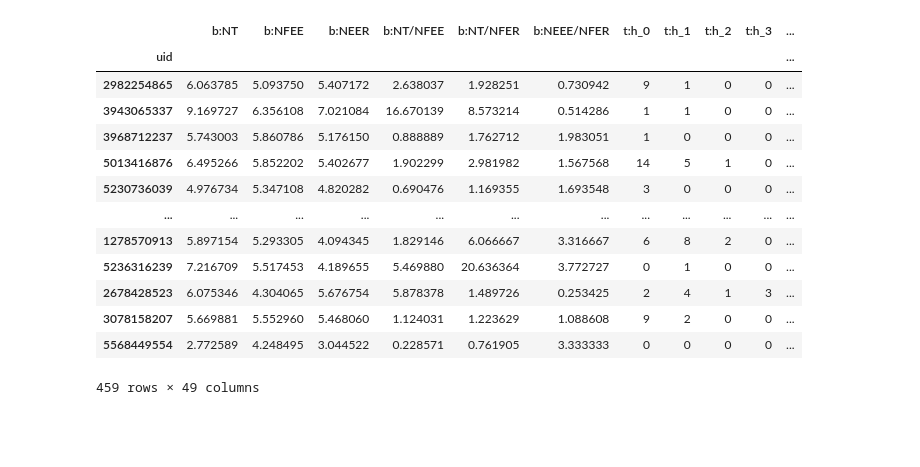
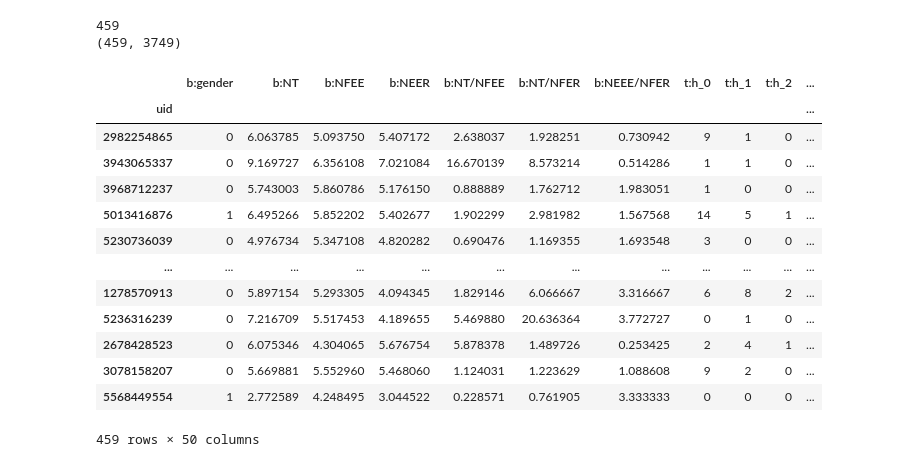
Before and after one commit to kayzhou/exp_user_behaviour, a Jupyter notebook: personality_analysis/analyze_user.ipynb, the cells around one changed output. Saved outputs shown, nothing was run; the diff lists cells and outputs as text; code cells hidden in the pictures; blank space fills up the shorter version.

```diff
--- a/personality_analysis/analyze_user.ipynb
+++ b/personality_analysis/analyze_user.ipynb
@@ -57,0 +79,8 @@ def life_length(time_list):
+# %%
+import thulac
+
+thu = thulac.thulac(user_dict="vocab/word_list.txt", seg_only=True)  #默认模式
+# segs = " ".join([w[0] for w in thu.cut("我爱北京天安门")])  #进行一句话分词
+# print(segs)
+def make_segs(text):
+    return " ".join([w[0].strip() for w in thu.cut(text)])
@@ -57,0 +146,26 @@ def life_length(time_list):
+# %%
+# 不用分词，直接统计关键词表里面的词出现的数量
+# text_features(["爱心", "财富", "4 5 6"])
+
+in_dir = "data/Mengli/weibo_data_analysis-20210210/weibo_data_json"
+
+vectorizer = TfidfVectorizer(vocabulary=word_list)
+
+users_corpus = []
+
+for i, in_name in enumerate(tqdm(Path(in_dir).rglob("*.json"))):
+    # print(in_name)
+    d = json.load(open(in_name))
+    # print(d["weibo"])
+    all_weibo = " ".join([w['content'] for w in d["weibo"]])
+    u_corpus = bingo_keywords(all_weibo)
+    # print(u_corpus)
+    users_corpus.append(u_corpus)
+    # break
+
+print(len(users_corpus))
+X = text_features(users_corpus)
+print(X.shape)
+# %% [output]
+459
+(459, 3749)
@@ -63,6 +183,9 @@ Speciﬁcally, tweeting patterns contain log(AUW + 1) (where AUW is the age of a
 
 With respect to the privacy settings, corresponding binary features indicate whether a user allows comments from others, whether the user allows private messages sent from others and whether the user allows Weibo to track their real-time location. In addition, we consider the length of self-description as a feature.
 '''
+in_dir = "~/Papers/「论文」/合作/于孟利/weibo_data_analysis-20210210/weibo_data_json"
+
+
 users_features = []
 
 for in_name in Path(in_dir).rglob("*.json"):
@@ -71,6 +194,7 @@ for in_name in Path(in_dir).rglob("*.json"):
     user = d["user"]
     u = {
         "uid": user["id"],
+        "b:gender": 1 if user["gender"]=="男" else 0,
         "b:NT": np.log(user["weibo_num"] + 1),
         "b:NFEE": np.log(user["following"] + 1),
         "b:NEER": np.log(user["followers"] + 1),
@@ -116,46 +240,46 @@ for in_name in Path(in_dir).rglob("*.json"):
     u["t:ret_h_argmax"] = d_features.argmax()
     u["t:ret_h_std"] = d_features.std()
 
     w_features = np.array(weeks(time_list))
     for i, _d in enumerate(w_features):
         u[f"t:w_{i}"] = _d
     u["t:ret_h_max"] = w_features.max()
     u["t:ret_h_argmax"] = w_features.argmax()
     u["t:ret_h_std"] = w_features.std()
 
     interval = time_interval(time_list)
     if len(interval) < 1:
         u["t:ret_interval_mean"] = 0
         u["t:ret_interval_std"] = 0
     else:
         u["t:ret_interval_mean"] = interval.mean()
         u["t:ret_interval_std"] = interval.std()
 
     # 文本特征
-
+    # 另外的文件
 
     users_features.append(u)
     # print(user)
 
 
 # len(users_features)
 
 df = pd.DataFrame(users_features).set_index("uid")
 df.to_csv("data/MengLi_users_features.csv", float_format="%.4f")
 df
 # %% [output]
-|  | b:NT | b:NFEE | b:NEER | b:NT/NFEE | b:NT/NFER | b:NEEE/NFER | t:h_0 | t:h_1 | t:h_2 | t:h_3 | ... |
+|  | b:gender | b:NT | b:NFEE | b:NEER | b:NT/NFEE | b:NT/NFER | b:NEEE/NFER | t:h_0 | t:h_1 | t:h_2 | ... |
 | uid |  |  |  |  |  |  |  |  |  |  | ... |
-| 2982254865 | 6.063785 | 5.093750 | 5.407172 | 2.638037 | 1.928251 | 0.730942 | 9 | 1 | 0 | 0 | ... |
-| 3943065337 | 9.169727 | 6.356108 | 7.021084 | 16.670139 | 8.573214 | 0.514286 | 1 | 1 | 0 | 0 | ... |
-| 3968712237 | 5.743003 | 5.860786 | 5.176150 | 0.888889 | 1.762712 | 1.983051 | 1 | 0 | 0 | 0 | ... |
-| 5013416876 | 6.495266 | 5.852202 | 5.402677 | 1.902299 | 2.981982 | 1.567568 | 14 | 5 | 1 | 0 | ... |
-| 5230736039 | 4.976734 | 5.347108 | 4.820282 | 0.690476 | 1.169355 | 1.693548 | 3 | 0 | 0 | 0 | ... |
+| 2982254865 | 0 | 6.063785 | 5.093750 | 5.407172 | 2.638037 | 1.928251 | 0.730942 | 9 | 1 | 0 | ... |
+| 3943065337 | 0 | 9.169727 | 6.356108 | 7.021084 | 16.670139 | 8.573214 | 0.514286 | 1 | 1 | 0 | ... |
+| 3968712237 | 0 | 5.743003 | 5.860786 | 5.176150 | 0.888889 | 1.762712 | 1.983051 | 1 | 0 | 0 | ... |
+| 5013416876 | 1 | 6.495266 | 5.852202 | 5.402677 | 1.902299 | 2.981982 | 1.567568 | 14 | 5 | 1 | ... |
+| 5230736039 | 0 | 4.976734 | 5.347108 | 4.820282 | 0.690476 | 1.169355 | 1.693548 | 3 | 0 | 0 | ... |
 | ... | ... | ... | ... | ... | ... | ... | ... | ... | ... | ... | ... |
-| 1278570913 | 5.897154 | 5.293305 | 4.094345 | 1.829146 | 6.066667 | 3.316667 | 6 | 8 | 2 | 0 | ... |
-| 5236316239 | 7.216709 | 5.517453 | 4.189655 | 5.469880 | 20.636364 | 3.772727 | 0 | 1 | 0 | 0 | ... |
-| 2678428523 | 6.075346 | 4.304065 | 5.676754 | 5.878378 | 1.489726 | 0.253425 | 2 | 4 | 1 | 3 | ... |
-| 3078158207 | 5.669881 | 5.552960 | 5.468060 | 1.124031 | 1.223629 | 1.088608 | 9 | 2 | 0 | 0 | ... |
-| 5568449554 | 2.772589 | 4.248495 | 3.044522 | 0.228571 | 0.761905 | 3.333333 | 0 | 0 | 0 | 0 | ... |
+| 1278570913 | 0 | 5.897154 | 5.293305 | 4.094345 | 1.829146 | 6.066667 | 3.316667 | 6 | 8 | 2 | ... |
+| 5236316239 | 0 | 7.216709 | 5.517453 | 4.189655 | 5.469880 | 20.636364 | 3.772727 | 0 | 1 | 0 | ... |
+| 2678428523 | 0 | 6.075346 | 4.304065 | 5.676754 | 5.878378 | 1.489726 | 0.253425 | 2 | 4 | 1 | ... |
+| 3078158207 | 0 | 5.669881 | 5.552960 | 5.468060 | 1.124031 | 1.223629 | 1.088608 | 9 | 2 | 0 | ... |
+| 5568449554 | 1 | 2.772589 | 4.248495 | 3.044522 | 0.228571 | 0.761905 | 3.333333 | 0 | 0 | 0 | ... |
-459 rows × 49 columns
+459 rows × 50 columns
 # %%
```
Also changed, not shown: parts of 28 cells of this notebook, 5 other files.
